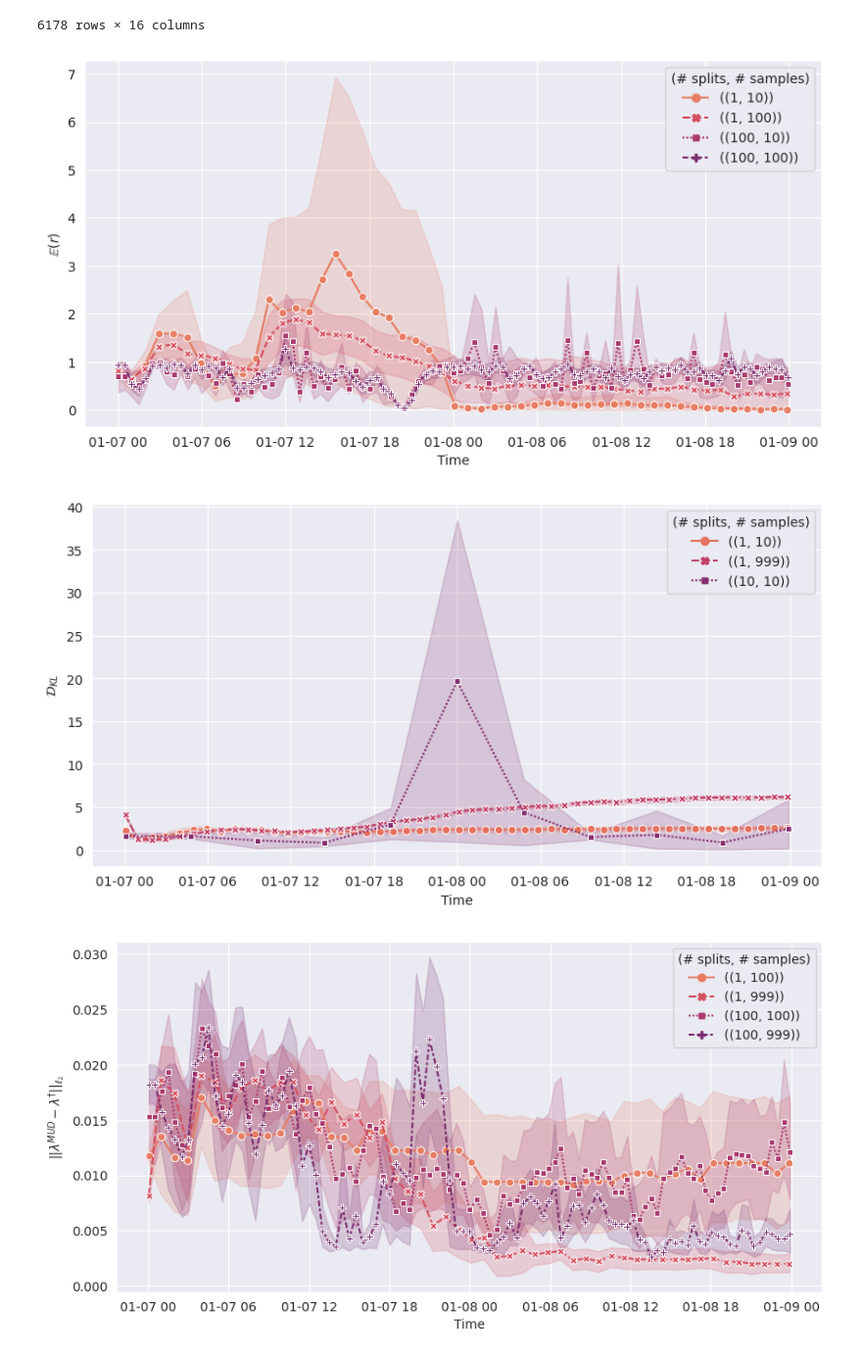
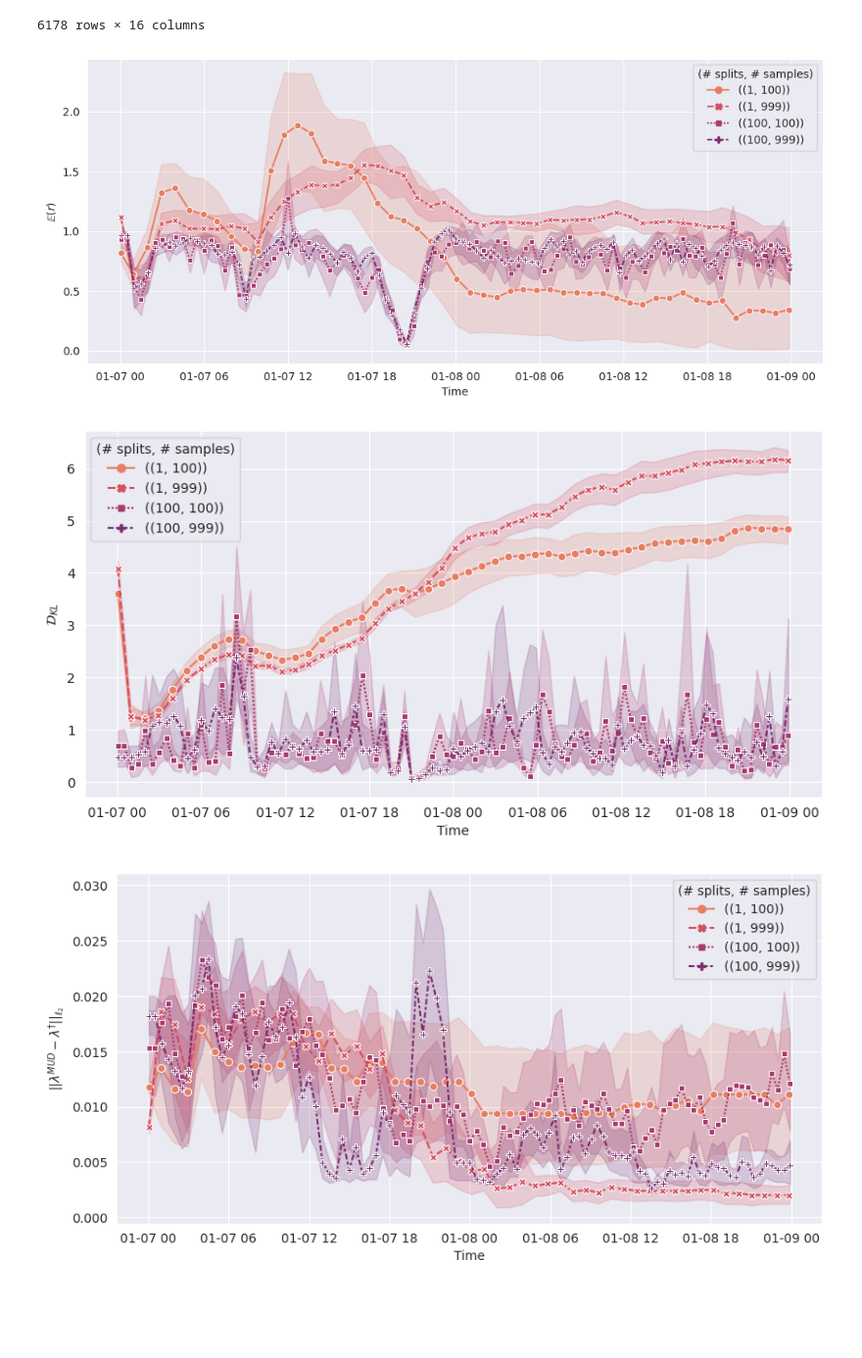
Before and after one commit to UT-CHG/pyDCI, a Jupyter notebook: notebooks/Examples/ADCIRC-Iterative.ipynb, the cells around one changed output. Shown at 98% size. Cells and saved outputs as stored; diff of their text form; code cells hidden in the pictures; blank space fills up the shorter version.

```diff
--- a/notebooks/Examples/ADCIRC-Iterative.ipynb
+++ b/notebooks/Examples/ADCIRC-Iterative.ipynb
@@ -471,7 +471,7 @@ def plot_metric(results, metric='e_r'):
     """
     Plot metric for scan results over time.
     """
-    fig, ax = plt.subplots(1, 1, figsize=(10, 5))
+    fig, ax = plt.subplots(1, 1, figsize=(12, 5))
 
     results = results[
         [c for c in results.columns if c in ["i", "ts", "n_iters", "n_samples", metric]]
@@ -528,25 +528,26 @@ all_results
 | 0 | 0.870288 | 0.210344 | 0.063742 | 0.002642 | 560 | [0] | range(3723, 3731) | 100 | 0.003502 | ... |
 6178 rows × 16 columns
 # %%
+# TODO: Change legend labels -> Stress 1 split uses 2 component map.
 plot_metric(
     all_results[
         ((all_results["splits"] == 1) | (all_results["splits"] == 100))
-        & ((all_results["n_samples"] == 10) | (all_results["n_samples"] == 100))
+        & ((all_results["n_samples"] == 100) | (all_results["n_samples"] == 999))
     ],
     metric='e_r'
 )
 # %% [output]
-[figure, old version]
+[figure, new version]
 # %%
 plot_metric(
     all_results[
-        ((all_results["splits"] == 1) | (all_results["splits"] == 10))
-        & ((all_results["n_samples"] == 10) | (all_results["n_samples"] == 999))
+        ((all_results["splits"] == 1) | (all_results["splits"] == 100))
+        & ((all_results["n_samples"] == 100) | (all_results["n_samples"] == 999))
     ],
     metric='kl'
 )
 # %% [output]
-[figure, old version]
+[figure, new version]
 # %%
 plot_metric(
     all_results[
```
Also changed, not shown: parts of 5 cells of this notebook.
